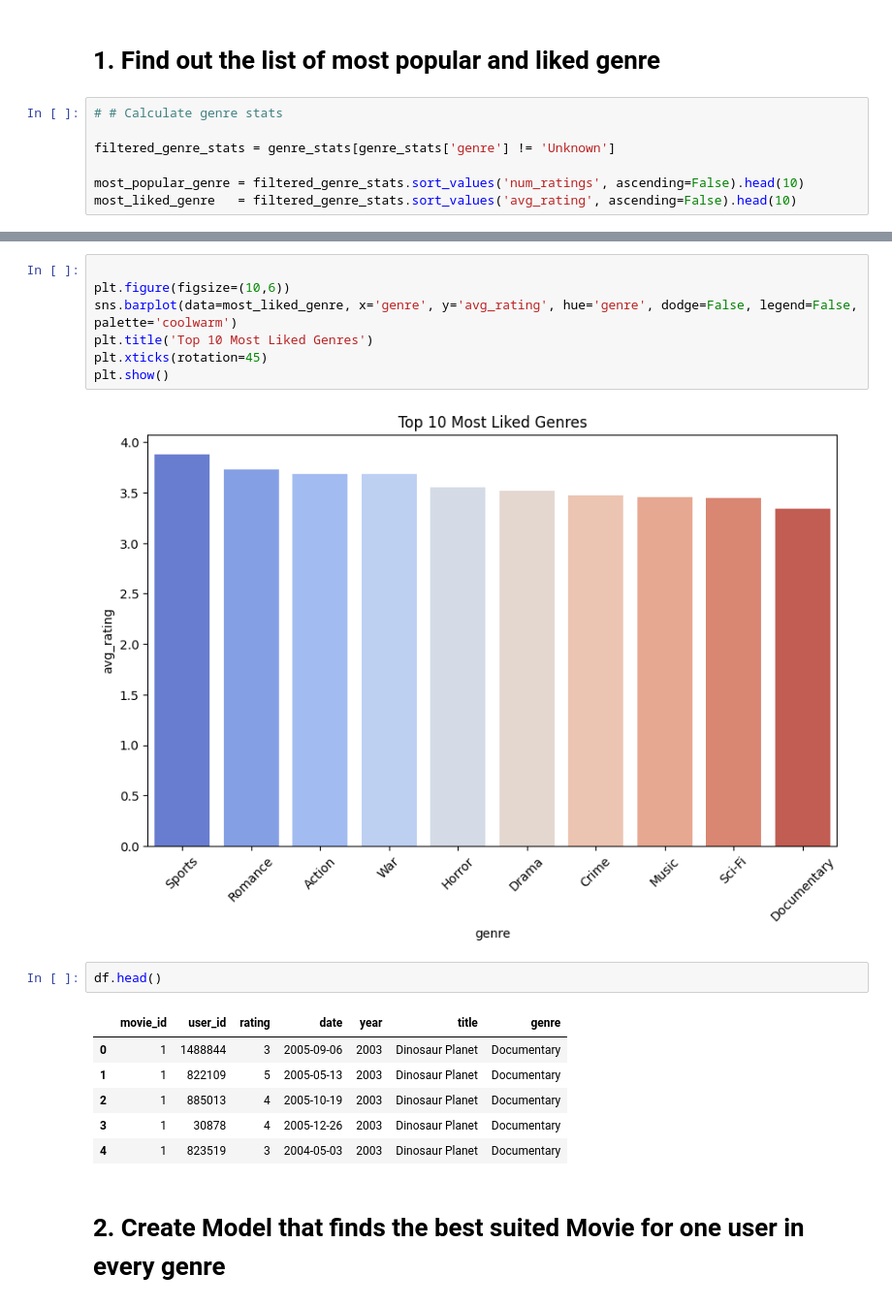
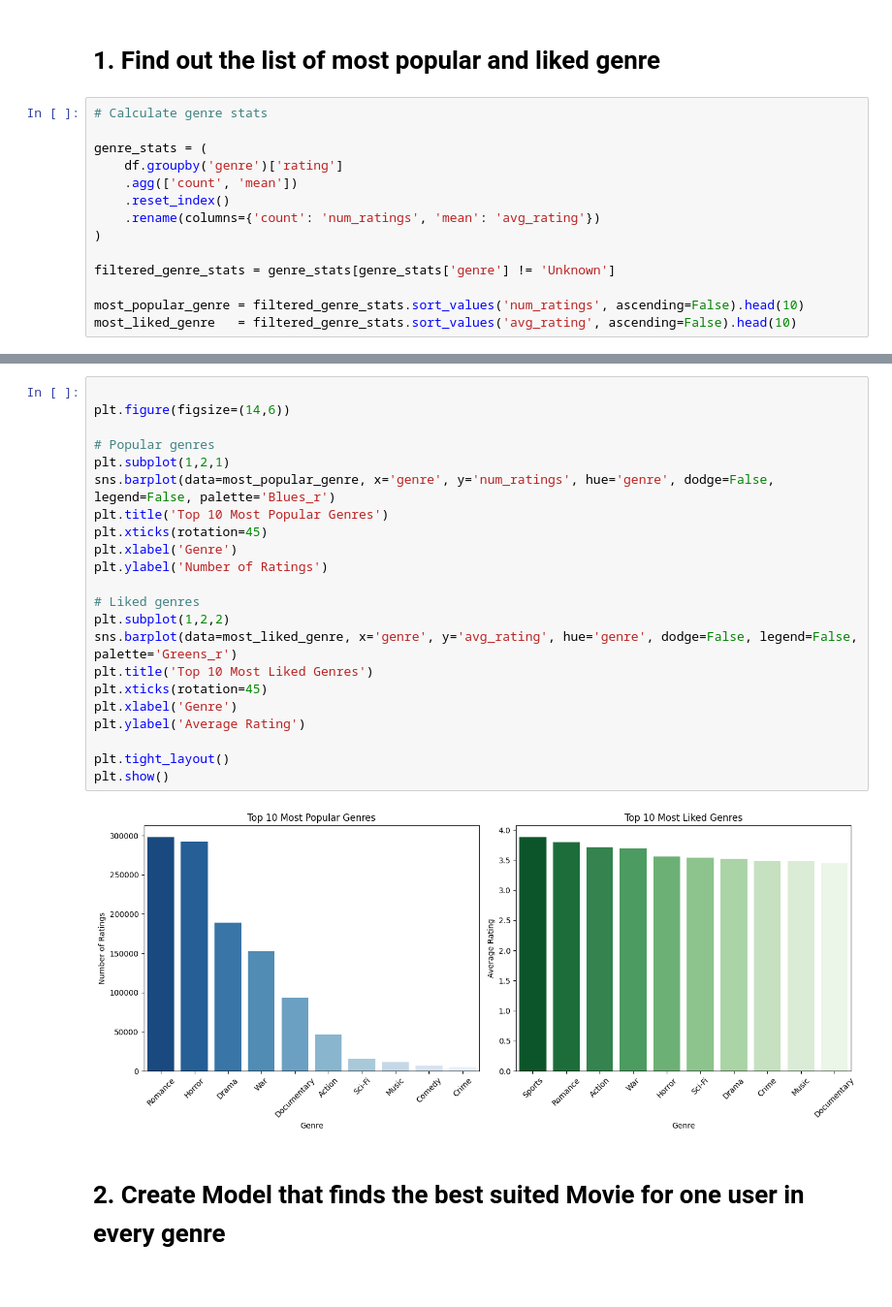
Before and after one commit to Saitejamacha/Data_Science_-_AI_ML, a Jupyter notebook: Netflix_Recommendation_Capstron_Project.ipynb, the cells around one changed output, grey strips where cells are left out. Shown at 97% size. Cells and saved outputs as stored; diff of their text form.

```diff
--- a/Netflix_Recommendation_Capstron_Project.ipynb
+++ b/Netflix_Recommendation_Capstron_Project.ipynb
@@ -188,7 +188,14 @@ df.head()
 # %% [markdown]
 # 1. Find out the list of most popular and liked genre
 # %%
-# # Calculate genre stats
+# Calculate genre stats
+
+genre_stats = (
+    df.groupby('genre')['rating']
+    .agg(['count', 'mean'])
+    .reset_index()
+    .rename(columns={'count': 'num_ratings', 'mean': 'avg_rating'})
+)
 
 filtered_genre_stats = genre_stats[genre_stats['genre'] != 'Unknown']
 
@@ -225,21 +232,27 @@ print(most_liked_genre)
 # %%
 
-plt.figure(figsize=(10,6))
-sns.barplot(data=most_liked_genre, x='genre', y='avg_rating', hue='genre', dodge=False, legend=False, palette='coolwarm')
+plt.figure(figsize=(14,6))
+
+# Popular genres
+plt.subplot(1,2,1)
+sns.barplot(data=most_popular_genre, x='genre', y='num_ratings', hue='genre', dodge=False, legend=False, palette='Blues_r')
+plt.title('Top 10 Most Popular Genres')
+plt.xticks(rotation=45)
+plt.xlabel('Genre')
+plt.ylabel('Number of Ratings')
+
+# Liked genres
+plt.subplot(1,2,2)
+sns.barplot(data=most_liked_genre, x='genre', y='avg_rating', hue='genre', dodge=False, legend=False, palette='Greens_r')
 plt.title('Top 10 Most Liked Genres')
 plt.xticks(rotation=45)
+plt.xlabel('Genre')
+plt.ylabel('Average Rating')
+
+plt.tight_layout()
 plt.show()
 # %% [output]
-[figure, old version]
+[figure, new version]
-# %%
-df.head()
-# %% [output]
-|  | movie_id | user_id | rating | date | year | title | genre |
-| 0 | 1 | 1488844 | 3 | 2005-09-06 | 2003 | Dinosaur Planet | Documentary |
-| 1 | 1 | 822109 | 5 | 2005-05-13 | 2003 | Dinosaur Planet | Documentary |
-| 2 | 1 | 885013 | 4 | 2005-10-19 | 2003 | Dinosaur Planet | Documentary |
-| 3 | 1 | 30878 | 4 | 2005-12-26 | 2003 | Dinosaur Planet | Documentary |
-| 4 | 1 | 823519 | 3 | 2004-05-03 | 2003 | Dinosaur Planet | Documentary |
 # %% [markdown]
 # 2. Create Model that finds the best suited Movie for one user in every genre
 # %%
```
Also changed, not shown: parts of 8 cells of this notebook.
